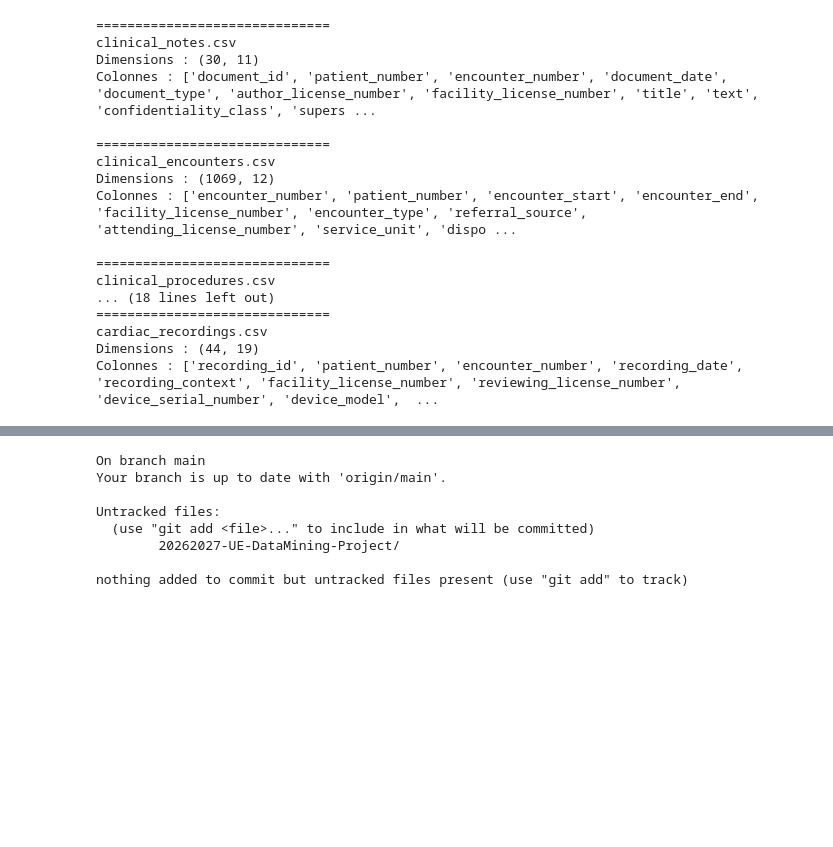
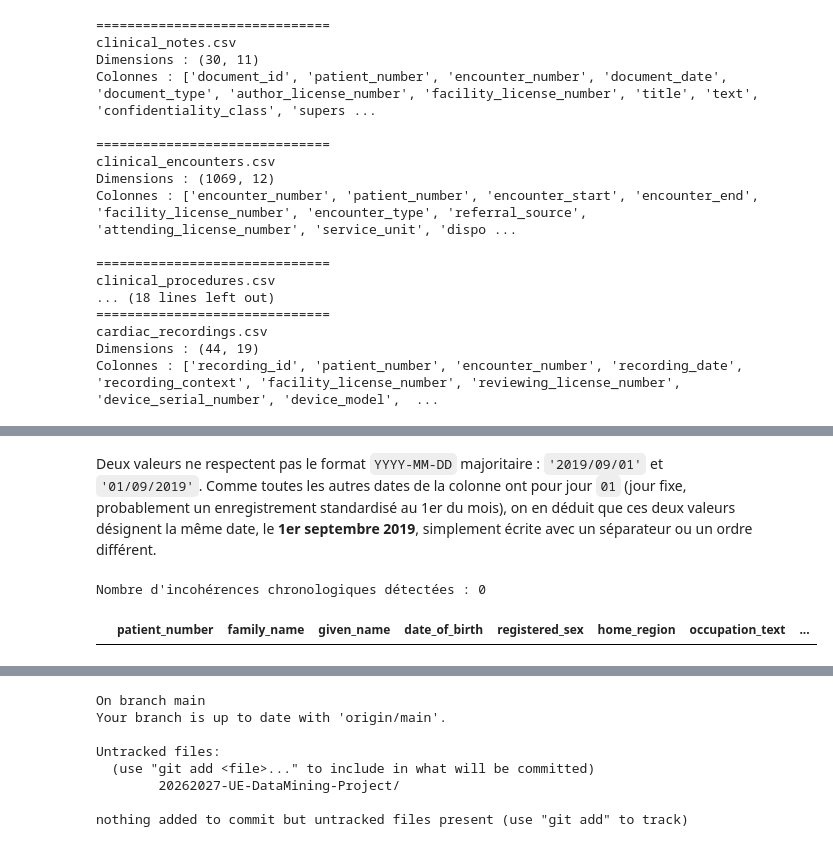
Before and after one commit to Sheik-info/20262027-UE-DataMining-Project, a Jupyter notebook: Base_notebook_to_complete.ipynb, the cells around one changed output, grey strips where cells are left out. Saved outputs shown, nothing was run; the diff lists cells and outputs as text; code cells hidden in the pictures; blank space fills up the shorter version.

```diff
--- a/Base_notebook_to_complete.ipynb
+++ b/Base_notebook_to_complete.ipynb
@@ -120,0 +187,8 @@ Colonnes : ['recording_id', 'patient_number', 'encounter_number', 'recording_dat
+# %%
+# Normalisation de la casse sur les deux colonnes concernées
+pa['record_status'] = pa['record_status'].str.lower()
+pa['home_region'] = pa['home_region'].str.title()
+
+# Vérification post-correction
+print(f"record_status -> {pa['record_status'].unique()}")
+print(f"home_region -> {pa['home_region'].unique()}")
@@ -120,0 +203,7 @@ Colonnes : ['recording_id', 'patient_number', 'encounter_number', 'recording_dat
+# %%
+# Conversion de la date de naissance et calcul de l'âge
+pa['date_of_birth'] = pd.to_datetime(pa['date_of_birth'])
+today = pd.Timestamp.now()
+pa['age'] = (today - pa['date_of_birth']).dt.days // 365
+
+print(pa['age'].describe())
@@ -120,0 +233,19 @@ Colonnes : ['recording_id', 'patient_number', 'encounter_number', 'recording_dat
+# %% [markdown]
+Deux valeurs ne respectent pas le format `YYYY-MM-DD` majoritaire : `'2019/09/01'` et `'01/09/2019'`. Comme toutes les autres dates de la colonne ont pour jour `01` (jour fixe, probablement un enregistrement standardisé au 1er du mois), on en déduit que ces deux valeurs désignent la même date, le **1er septembre 2019**, simplement écrite avec un séparateur ou un ordre différent.
+# %%
+# Correction des deux formats non-standard identifiés
+pa['registration_date'] = pa['registration_date'].replace({
+    '2019/09/01': '2019-09-01',
+    '01/09/2019': '2019-09-01'
+})
+
+# Conversion en datetime, le format étant désormais uniforme
+pa['registration_date'] = pd.to_datetime(pa['registration_date'], format='%Y-%m-%d')
+
+# Vérification de cohérence : aucune inscription ne doit précéder la naissance
+incoherent = pa[pa['registration_date'] < pa['date_of_birth']]
+print(f"Nombre d'incohérences chronologiques détectées : {len(incoherent)}")
+incoherent
+# %% [output]
+Nombre d'incohérences chronologiques détectées : 0
+|  | patient_number | family_name | given_name | date_of_birth | registered_sex | home_region | occupation_text | ... |
```
Also changed, not shown: parts of 23 cells of this notebook.
